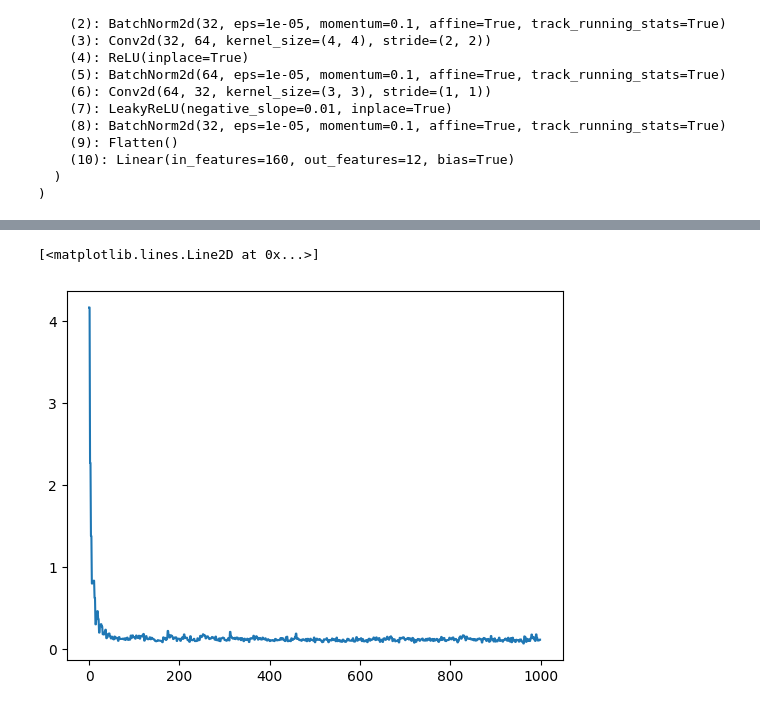
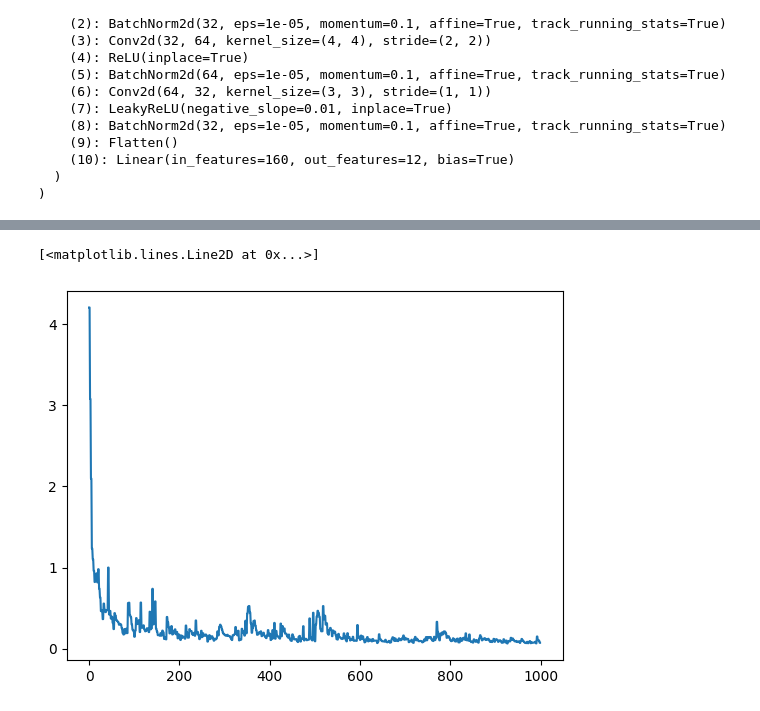
Before and after one commit to andipeng/align-lang, a Jupyter notebook: policy_experiments/gcbc.ipynb, the cells around one changed output, grey strips where cells are left out. Saved outputs shown, nothing was run; the diff lists cells and outputs as text; code cells hidden in the pictures.

```diff
--- a/policy_experiments/gcbc.ipynb
+++ b/policy_experiments/gcbc.ipynb
@@ -197,13 +197,13 @@ lang_embed = lang_model.encode(lang_goal)
 task_name = 'visual_manipulation'
 task_kwargs = {'num_dragged_obj': 1,
      'num_base_obj': 1,
-     'num_other_obj': 1,
-     'dragged_obj_loc': [1,2,3],
-     'base_obj_loc': [2],
-     'third_obj_loc' : [1,2,3],
+     'num_other_obj': 0,
+     'dragged_obj_loc': [1],
+     'base_obj_loc': [2,3,4],
+     'third_obj_loc' : [1],
      'fourth_obj_loc' : [3],
-     'possible_dragged_obj': ['pan'],
-     'possible_dragged_obj_texture': ['plastic'],
+     'possible_dragged_obj': ['letter A'],
+     'possible_dragged_obj_texture': ['blue'],
      'possible_base_obj': ['pallet'],
      'possible_base_obj_texture': ['wooden'],
      'possible_third_obj': ['star'],
@@ -250,7 +248,7 @@ num_epochs = 500
 batch_size = 10
 
 criterion = nn.MSELoss()
-optimizer = optim.Adam(list(policy.parameters()))
+optimizer = optim.Adam(list(policy.parameters()), lr=0.001)
 
 losses = []
 
@@ -275,7 +273,7 @@ for epoch in range(num_epochs):  # loop over the dataset multiple times
         t_actions = torch.Tensor(t_actions).float().to(device)
 
         #a_preds = policy(t_states, t_goals)[0]
-        a_preds = policy(t_states)[0]
+        a_preds = policy(t_states)
         loss = torch.mean(torch.linalg.norm(a_preds - t_actions, dim=-1)) # supervised learning loss
 
         loss.backward()
@@ -313,6 +311,6 @@ plt.plot(losses)
 Finished Training
 [<matplotlib.lines.Line2D at 0x...>]
-[figure, old version]
+[figure, new version]
 # %%
 lang_goal = 'bring me something to drink from'
 lang_embed = lang_model.encode(lang_goal)
```
Also changed, not shown: parts of 5 cells of this notebook, 5 other files.
